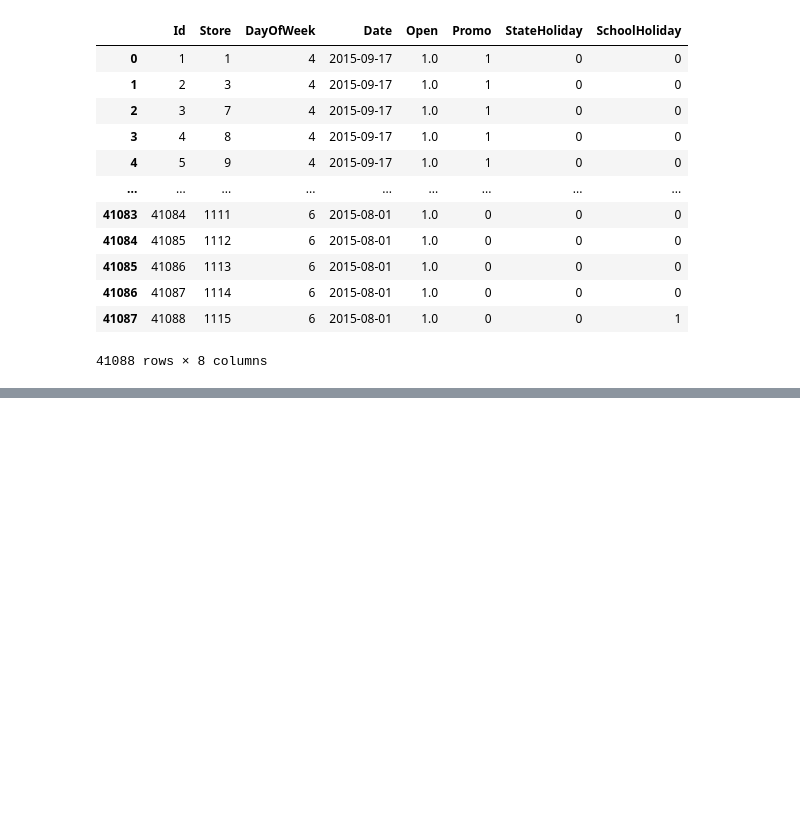
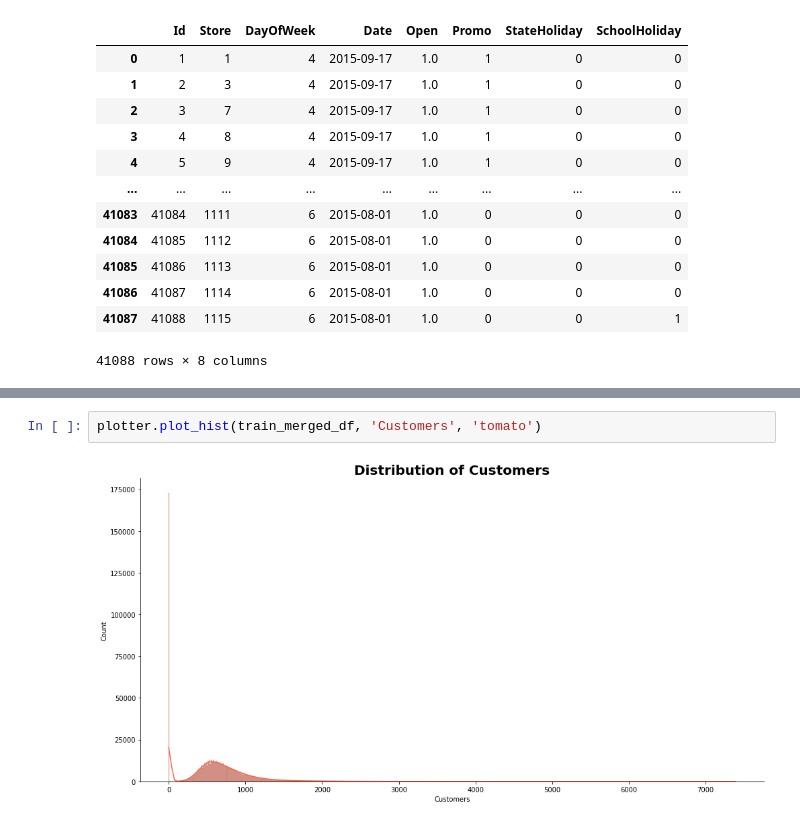
Before and after one commit to tesfayealex/Pharmaceutical-Sales-prediction, a Jupyter notebook: notebooks/EDA.ipynb, the cells around one changed output, grey strips where cells are left out. Cells and saved outputs as stored; diff of their text form; blank space fills up the shorter version.

```diff
--- a/notebooks/EDA.ipynb
+++ b/notebooks/EDA.ipynb
@@ -354,0 +386,4 @@ test_df
+# %%
+plotter.plot_hist(train_merged_df, 'Customers', 'tomato')
+# %% [output]
+[figure, added]
```
Also changed, not shown: parts of 10 cells of this notebook, 1 other file.
